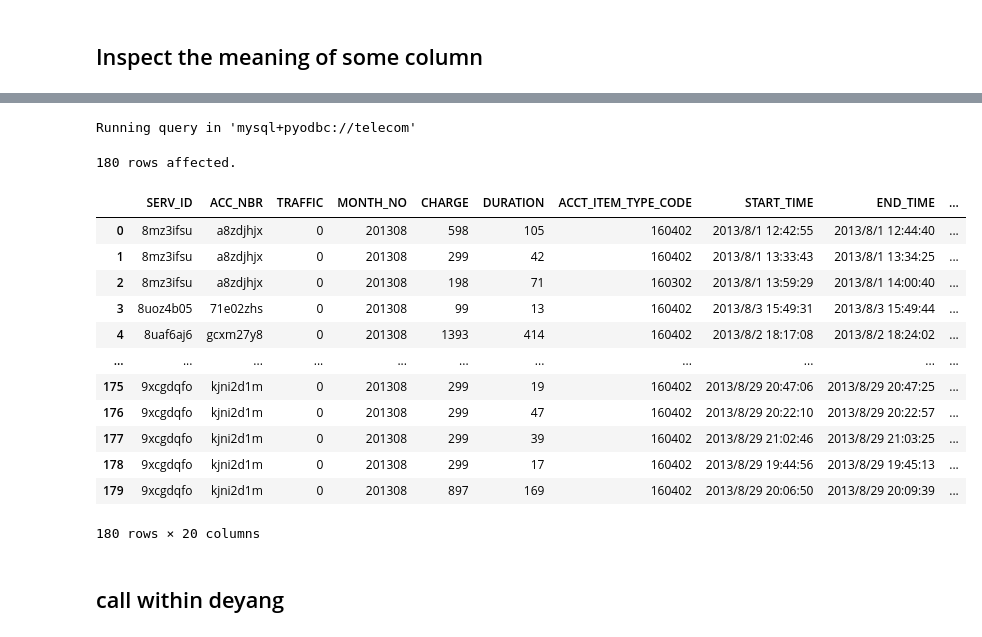
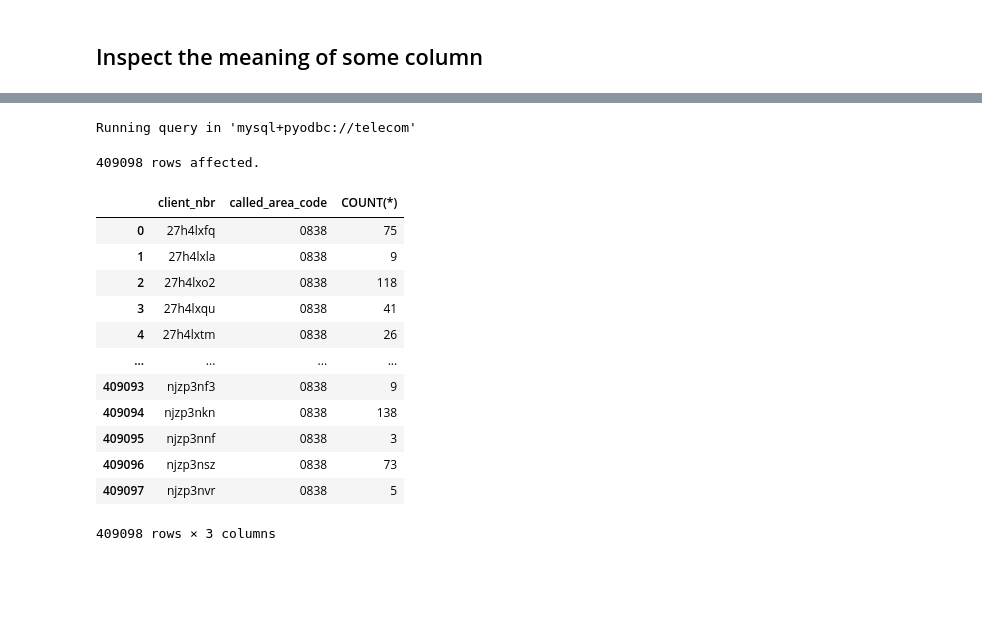
Before and after one commit to githubjacky/telecom, a Jupyter notebook: notebooks/data_info/raw/calling_records.ipynb, the cells around one changed output, grey strips where cells are left out. Drawn from its saved outputs; the diff is of its cells as text; code cells hidden in the pictures; blank space fills up the shorter version.

Commit message:
finish first stage cleaning data

```diff
--- a/notebooks/data_info/raw/calling_records.ipynb
+++ b/notebooks/data_info/raw/calling_records.ipynb
@@ -536,29 +656,24 @@ Running query in 'mysql+pyodbc://telecom'
 # %%
 %%sql
 
-SELECT *
-FROM serv_acct_item_0838_201308
-WHERE
-    (CALLING_AREA_CODE != '0838' AND CALLED_AREA_CODE != '0838')
-    AND
-    (CALLING_NBR NOT LIKE "NotMobile_%" AND CALLED_NBR NOT LIKE "NotMobile_%")
-    AND
-    (CALLING_AREA_COdE != -1 AND CALLED_AREA_CODE != -1)
+SELECT
+    client_nbr, called_area_code, COUNT(*)
+FROM clean_cdr
+WHERE client_nbr = called_nbr
+GROUP BY client_nbr, called_area_code
 # %% [output]
 Running query in 'mysql+pyodbc://telecom'
-180 rows affected.
+409098 rows affected.
-|  | SERV_ID | ACC_NBR | TRAFFIC | MONTH_NO | CHARGE | DURATION | ACCT_ITEM_TYPE_CODE | START_TIME | END_TIME | ... |
-| 0 | 8mz3ifsu | a8zdjhjx | 0 | 201308 | 598 | 105 | 160402 | 2013/8/1 12:42:55 | 2013/8/1 12:44:40 | ... |
-| 1 | 8mz3ifsu | a8zdjhjx | 0 | 201308 | 299 | 42 | 160402 | 2013/8/1 13:33:43 | 2013/8/1 13:34:25 | ... |
-| 2 | 8mz3ifsu | a8zdjhjx | 0 | 201308 | 198 | 71 | 160302 | 2013/8/1 13:59:29 | 2013/8/1 14:00:40 | ... |
-| 3 | 8uoz4b05 | 71e02zhs | 0 | 201308 | 99 | 13 | 160402 | 2013/8/3 15:49:31 | 2013/8/3 15:49:44 | ... |
-| 4 | 8uaf6aj6 | gcxm27y8 | 0 | 201308 | 1393 | 414 | 160402 | 2013/8/2 18:17:08 | 2013/8/2 18:24:02 | ... |
-| ... | ... | ... | ... | ... | ... | ... | ... | ... | ... | ... |
-| 175 | 9xcgdqfo | kjni2d1m | 0 | 201308 | 299 | 19 | 160402 | 2013/8/29 20:47:06 | 2013/8/29 20:47:25 | ... |
-| 176 | 9xcgdqfo | kjni2d1m | 0 | 201308 | 299 | 47 | 160402 | 2013/8/29 20:22:10 | 2013/8/29 20:22:57 | ... |
-| 177 | 9xcgdqfo | kjni2d1m | 0 | 201308 | 299 | 39 | 160402 | 2013/8/29 21:02:46 | 2013/8/29 21:03:25 | ... |
-| 178 | 9xcgdqfo | kjni2d1m | 0 | 201308 | 299 | 17 | 160402 | 2013/8/29 19:44:56 | 2013/8/29 19:45:13 | ... |
-| 179 | 9xcgdqfo | kjni2d1m | 0 | 201308 | 897 | 169 | 160402 | 2013/8/29 20:06:50 | 2013/8/29 20:09:39 | ... |
+|  | client_nbr | called_area_code | COUNT(*) |
+| 0 | 27h4lxfq | 0838 | 75 |
+| 1 | 27h4lxla | 0838 | 9 |
+| 2 | 27h4lxo2 | 0838 | 118 |
+| 3 | 27h4lxqu | 0838 | 41 |
+| 4 | 27h4lxtm | 0838 | 26 |
+| ... | ... | ... | ... |
+| 409093 | njzp3nf3 | 0838 | 9 |
+| 409094 | njzp3nkn | 0838 | 138 |
+| 409095 | njzp3nnf | 0838 | 3 |
+| 409096 | njzp3nsz | 0838 | 73 |
+| 409097 | njzp3nvr | 0838 | 5 |
-180 rows × 20 columns
+409098 rows × 3 columns
-# %% [markdown]
-## call within deyang
```
Also changed, not shown: parts of 68 cells of this notebook, 11 other files.
